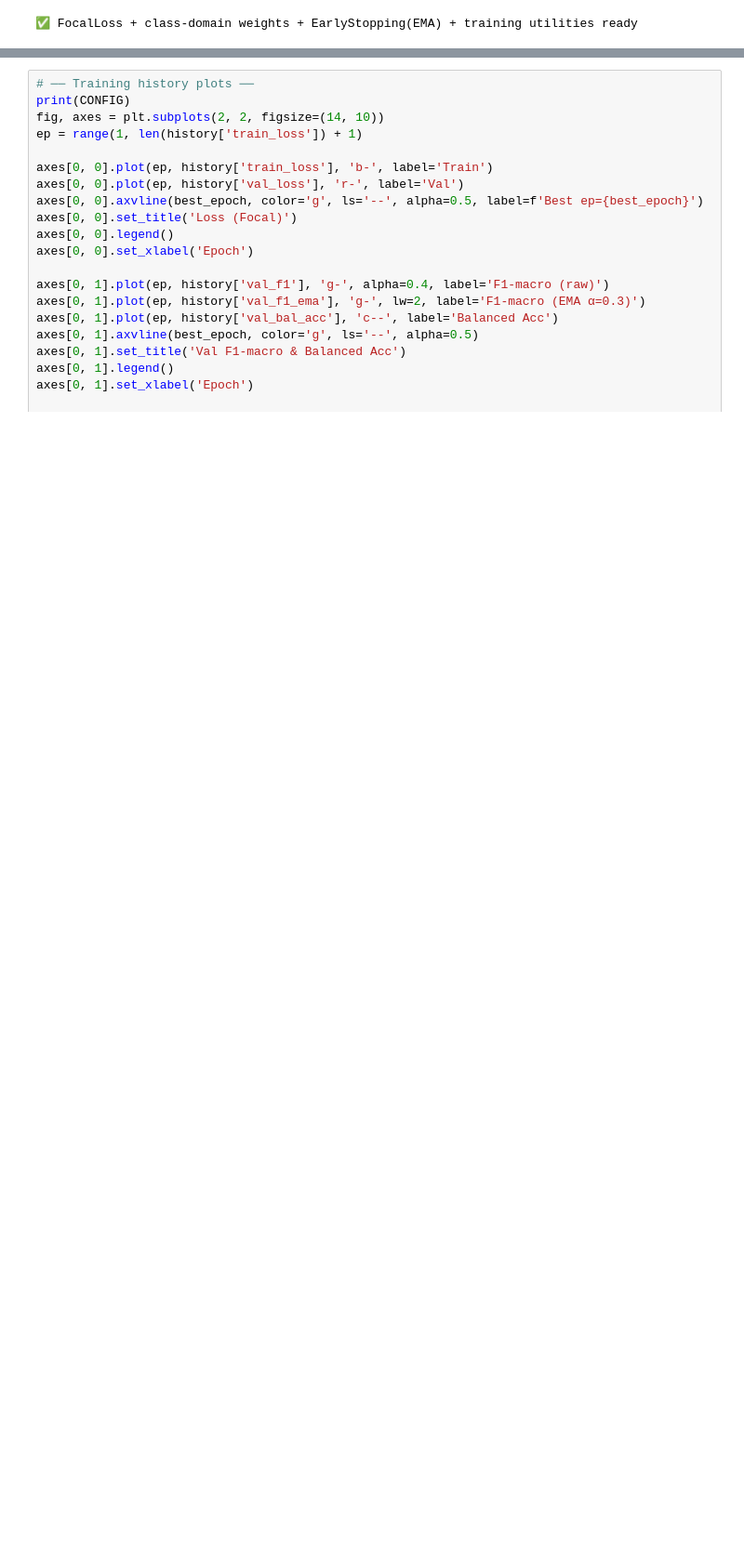
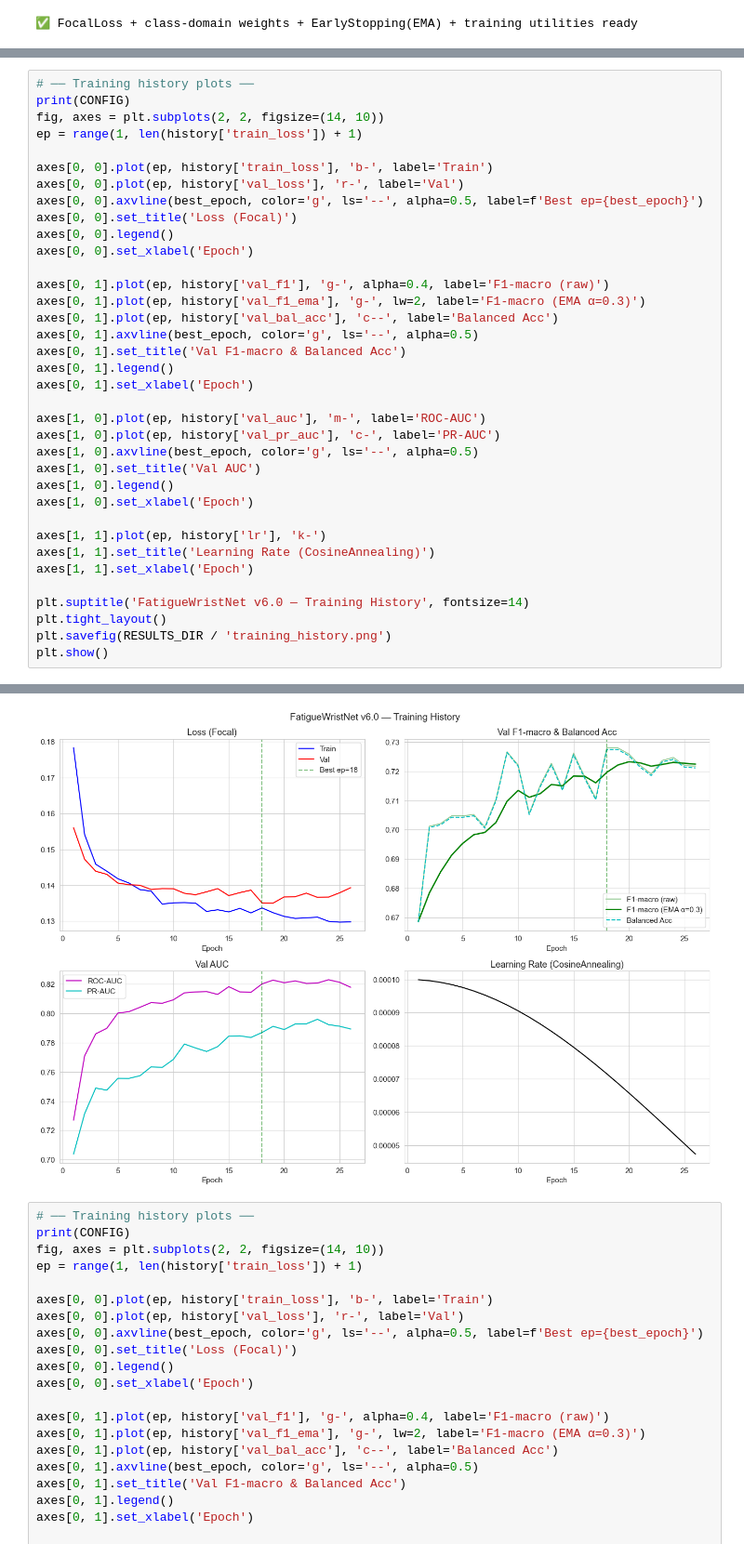
Before and after one commit to Soundflog/Fatigue-Tracker, a Jupyter notebook: notebooks/diplom_v6_only_hand.ipynb, the cells around one changed output, grey strips where cells are left out. Shown at 93% size. Drawn from its saved outputs; the diff is of its cells as text; blank space fills up the shorter version.

```diff
--- a/notebooks/diplom_v6_only_hand.ipynb
+++ b/notebooks/diplom_v6_only_hand.ipynb
@@ -1110,0 +1120,37 @@ Early stop at epoch 22 (EMA F1=0.7140)
+# %%
+# ── Training history plots ──
+print(CONFIG)
+fig, axes = plt.subplots(2, 2, figsize=(14, 10))
+ep = range(1, len(history['train_loss']) + 1)
+
+axes[0, 0].plot(ep, history['train_loss'], 'b-', label='Train')
+axes[0, 0].plot(ep, history['val_loss'], 'r-', label='Val')
+axes[0, 0].axvline(best_epoch, color='g', ls='--', alpha=0.5, label=f'Best ep={best_epoch}')
+axes[0, 0].set_title('Loss (Focal)')
+axes[0, 0].legend()
+axes[0, 0].set_xlabel('Epoch')
+
+axes[0, 1].plot(ep, history['val_f1'], 'g-', alpha=0.4, label='F1-macro (raw)')
+axes[0, 1].plot(ep, history['val_f1_ema'], 'g-', lw=2, label='F1-macro (EMA α=0.3)')
+axes[0, 1].plot(ep, history['val_bal_acc'], 'c--', label='Balanced Acc')
+axes[0, 1].axvline(best_epoch, color='g', ls='--', alpha=0.5)
+axes[0, 1].set_title('Val F1-macro & Balanced Acc')
+axes[0, 1].legend()
+axes[0, 1].set_xlabel('Epoch')
+
+axes[1, 0].plot(ep, history['val_auc'], 'm-', label='ROC-AUC')
+axes[1, 0].plot(ep, history['val_pr_auc'], 'c-', label='PR-AUC')
+axes[1, 0].axvline(best_epoch, color='g', ls='--', alpha=0.5)
+axes[1, 0].set_title('Val AUC')
+axes[1, 0].legend()
+axes[1, 0].set_xlabel('Epoch')
+
+axes[1, 1].plot(ep, history['lr'], 'k-')
+axes[1, 1].set_title('Learning Rate (CosineAnnealing)')
+axes[1, 1].set_xlabel('Epoch')
+
+plt.suptitle('FatigueWristNet v6.0 — Training History', fontsize=14)
+plt.tight_layout()
+plt.savefig(RESULTS_DIR / 'training_history.png')
+plt.show()
+# %% [output]
@@ -1111,3 +1158,4 @@ Early stop at epoch 22 (EMA F1=0.7140)
+[figure, added]
 # %%
 # ── Training history plots ──
 print(CONFIG)
```
Also changed, not shown: parts of 12 cells of this notebook, 4 other files.
